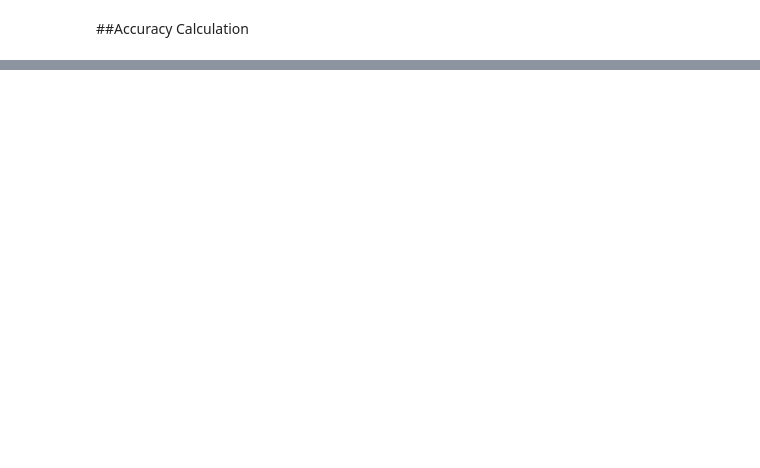
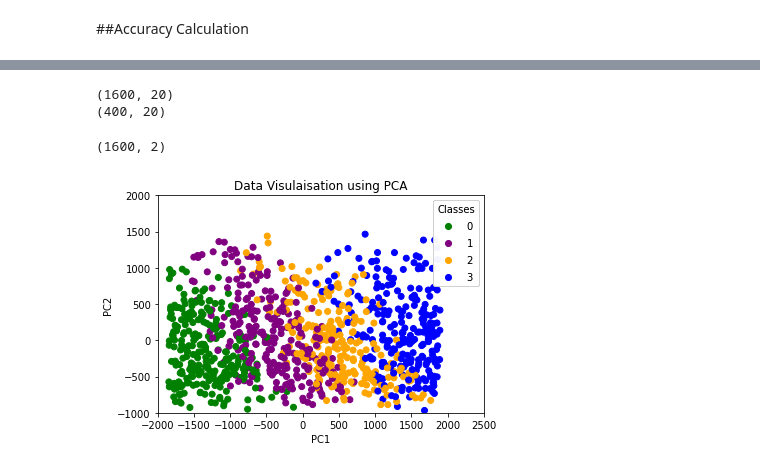
Before and after one commit to chiranjanroy/gr-limesdr, a Jupyter notebook: CS725_FML_Course_project.ipynb, the cells around one changed output, grey strips where cells are left out. Drawn from its saved outputs; the diff is of its cells as text; code cells hidden in the pictures; blank space fills up the shorter version.

```diff
--- a/CS725_FML_Course_project.ipynb
+++ b/CS725_FML_Course_project.ipynb
@@ -666,0 +671,39 @@ plt.show()
+# %%
+from sklearn.decomposition import PCA
+import matplotlib.pyplot as plt
+from matplotlib.colors import ListedColormap
+
+data_new_features = pd.read_csv('/content/sample_data/train.csv')
+y = data_new_features['price_range']
+
+print(x_train.shape)
+print(x_test.shape)
+# %% [output]
+(1600, 20)
+(400, 20)
+# %%
+x = data_new_features.drop('price_range', axis = 1)
+x_train, x_test, y_train, y_test = train_test_split(x, y, test_size = 0.2, random_state = 91)
+# %%
+pca = PCA(n_components=2)
+x_train_pca = pca.fit_transform (x_train)
+x_test_pca = pca.transform (x_test)
+x_train_pca.shape
+# %% [output]
+(1600, 2)
+# %%
+fig, ax = plt.subplots()
+colours = ListedColormap(['green','purple','orange','blue'])
+scatter = ax.scatter(x_train_pca[0:1000,0], x_train_pca[0:1000,1], c = y_train[0:1000], cmap = colours)
+legend1 = ax.legend(*scatter.legend_elements(), loc="upper right", title="Classes")
+ax.add_artist(legend1)
+ax.set(aspect = 1,
+       xlim =(-2000, 2500),
+       ylim =(-1000, 2000))
+plt.xlabel('PC1')
+
+plt.ylabel('PC2')
+plt.title ('Data Visulaisation using PCA')
+plt.show()
+# %% [output]
+[figure, added]
```
Also changed, not shown: parts of 10 cells of this notebook.
